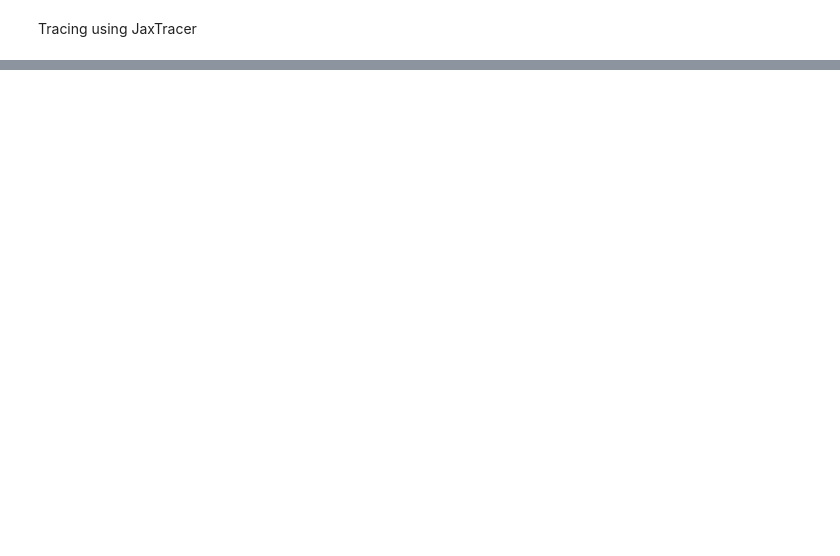
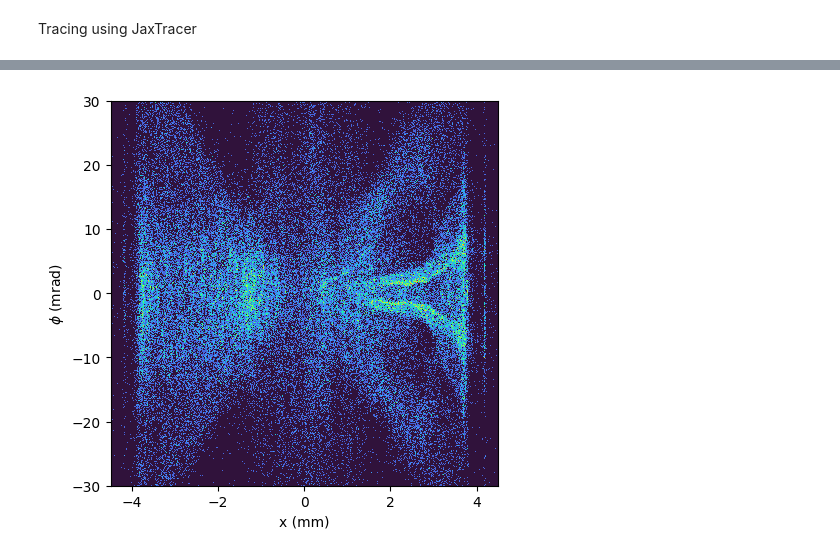
Before and after one commit to MAGPIE-ICL/SLOTH, a Jupyter notebook: examples/04.example_mesh_mesh_solve_at_depth.ipynb, the cells around one changed output, grey strips where cells are left out. Cells and saved outputs as stored; diff of their text form; code cells hidden in the pictures; blank space fills up the shorter version.

```diff
--- a/examples/04.example_mesh_mesh_solve_at_depth.ipynb
+++ b/examples/04.example_mesh_mesh_solve_at_depth.ipynb
@@ -361,16 +160,0 @@ rf after clearing nan's: [878469. 878469.]
-# %%
-scale_sh_x   =  shadowgrapher.H.shape[1]/9
-scale_sh_y   =  shadowgrapher.H.shape[0]/6.75
-
-L = 400 # distance from the volume to the lens (for a single lens system - 300 mm)
-
-pixel_size  = (13.5/refractometer.H.shape[0])  # pixel size, mm/px in this case because bin = 10, pixel size = 52 um instead 5.4 um
-scale_phi   =   1/(2 * pixel_size/L * 1000)  #sensitivity is Lϕ/2, ϕ in radians, convert to mradians.
-
-shadow_sh  =     Image(shadowgrapher.H, 0, scale_sh_x, scale_sh_y, fliplr = True)
-o_sh       =     (int(shadowgrapher.H.shape[1]/2), int(shadowgrapher.H.shape[0]/2))
-shadow_sh.set_origin(o_sh)
-
-refrac_sh  =     Image(refractometer.H, 0, scale_sh_x, scale_phi, fliplr = True)
-o_rh       =     (int(refractometer.H.shape[1]/2), int(refractometer.H.shape[0]/2))
-refrac_sh.set_origin(o_rh)
@@ -446,0 +161,81 @@ np.float64(-1.5611996208863324)
+# %%
+import matplotlib.colors as mcolors
+
+def lens_cutoff_1d(x, phi, *, L=400, R=25):
+    """
+    1D lens cutoff using only x and phi information.
+    """
+    x = np.asarray(x, dtype=float)
+    phi = np.asarray(phi, dtype=float)
+
+    x_lens = x + L * np.tan(phi)
+    mask = np.abs(x_lens) <= R
+
+    return mask, x_lens
+
+def ccd_cutoff_1d(phi, *, phi_max=None, phi_min=None):
+    """
+    Standalone CCD cutoff in angle space.
+    Keeps only rays whose measured angle lies within the CCD range.
+    """
+    phi = np.asarray(phi, dtype=float)
+
+    if phi_max is None and phi_min is None:
+        return np.isfinite(phi)
+
+    if phi_max is not None and phi_min is None:
+        phi_min = -phi_max
+
+    mask = np.isfinite(phi)
+
+    if phi_min is not None:
+        mask &= (phi >= phi_min)
+    if phi_max is not None:
+        mask &= (phi <= phi_max)
+    return mask
+# --------------------------
+
+x_mm = np.asarray(result["jvec"][i][0], dtype=float) * 1e3
+phi_mrad = np.asarray(result["jvec"][i][1], dtype=float) * 1e3
+
+# remove NaNs first
+good = np.isfinite(x_mm) & np.isfinite(phi_mrad)
+x_mm = x_mm[good]
+phi_mrad = phi_mrad[good]
+
+#  -----------------
+
+lens_cutoff = True
+ccd_cutoff  = True
+
+if lens_cutoff:
+    # optional lens cutoff
+    phi_rad = phi_mrad * 1e-3
+    mask_lens, _ = lens_cutoff_1d(x_mm, phi_rad, L=400, R=25)
+    x_mm = x_mm[mask_lens]
+    phi_mrad = phi_mrad[mask_lens]
+
+if ccd_cutoff:
+    mask_ccd = ccd_cutoff_1d(phi_mrad, phi_max=35.0)
+    phi_mrad = phi_mrad[mask_ccd]
+    x_mm = x_mm[mask_ccd]
+
+# -------------------------------
+
+nbins_x=3448
+nbins_y=2574
+
+fig, ax1 = plt.subplots(1,1, figsize = (5,5))
+
+_,_,_,img1 = ax1.hist2d(x_mm, phi_mrad, bins=(nbins_x, nbins_y), cmap ="turbo", norm=mcolors.PowerNorm(0.8));
+
+ax1.set_xlim(-4.5, 4.5)
+ax1.set_xticks([-4, -2, 0, 2, 4])
+ax1.set_aspect('auto')
+
+ax1.set_xlabel(r"x (mm)")
+ax1.set_ylim(-30,30)
+ax1.set_yticks([-30, -20,-10,0,10,20,30])
+ax1.grid(False)
+ax1.set_ylabel(r"$\phi$ (mrad)")
+# %% [output]
@@ -446,0 +243 @@ np.float64(-1.5611996208863324)
+[figure, added]
```
Also changed, not shown: parts of 23 cells of this notebook, 1 other file.
